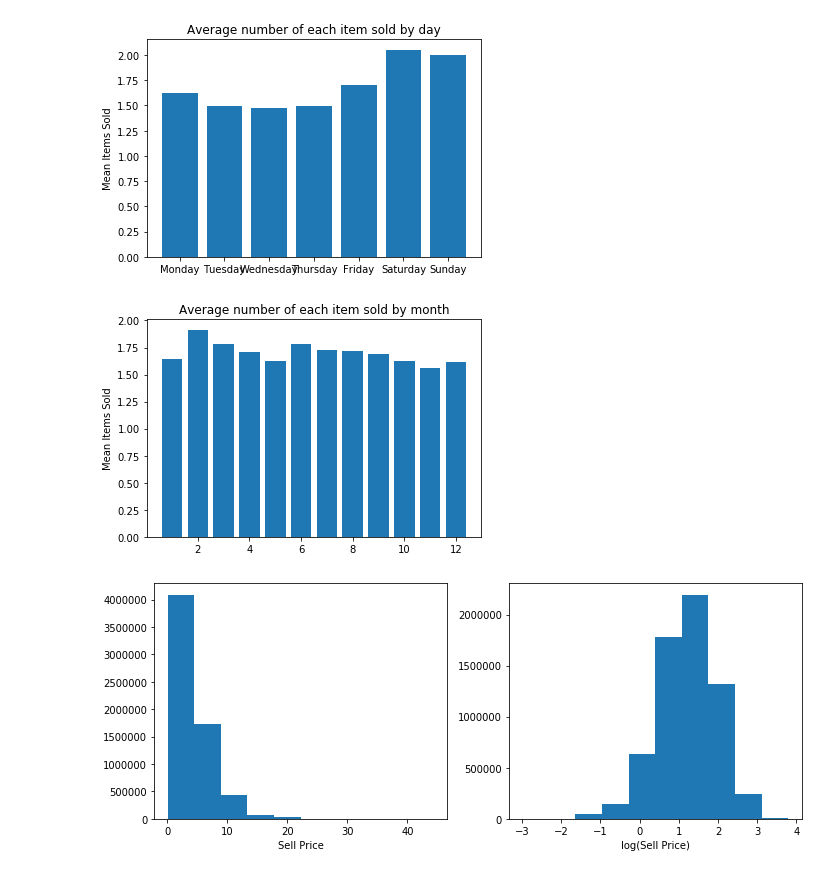
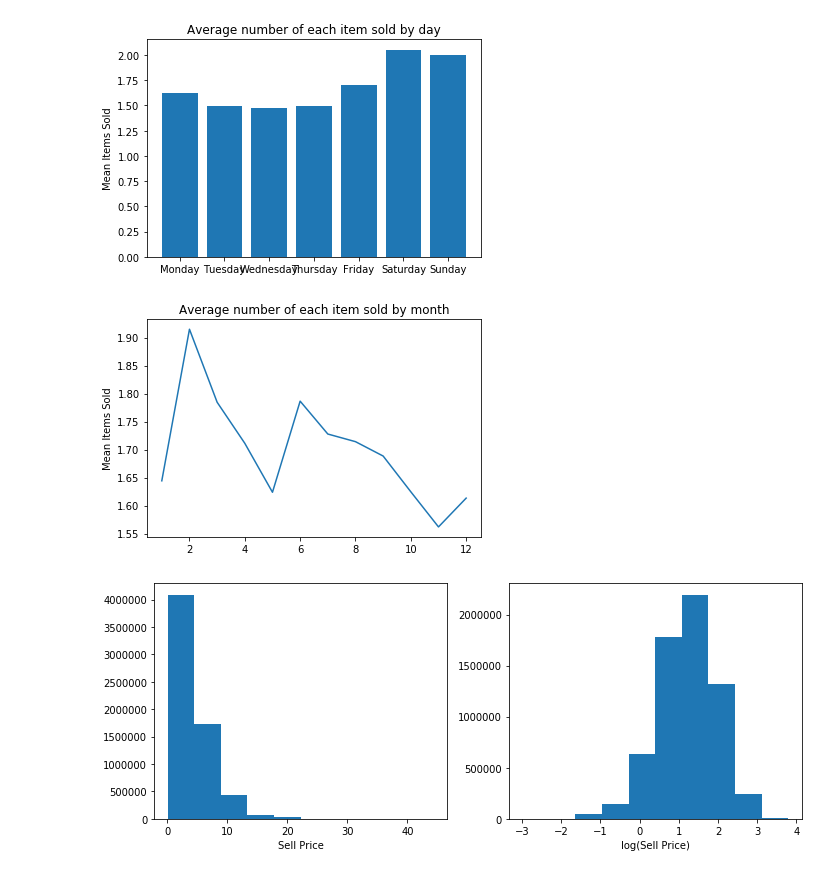
Before and after one commit to kanitjompuk40/GroupWork, a Jupyter notebook: AML/EDA.ipynb, the cells around one changed output. Drawn from its saved outputs; the diff is of its cells as text; code cells hidden in the pictures.

```diff
--- a/AML/EDA.ipynb
+++ b/AML/EDA.ipynb
@@ -233,12 +233,12 @@ plt.show()
 # %%
 #Mean number of sales per item by month
 months = df[['sold','month']].groupby(['month']).mean()
-plt.bar(months.index, months['sold'])
+plt.plot(months.index, months['sold'])
 plt.ylabel('Mean Items Sold')
 plt.title('Average number of each item sold by month')
 plt.show()
 # %% [output]
-[figure, old version]
+[figure, new version]
 # %%
 #Histogram of item sell prices
 fig, ax = plt.subplots(nrows=1, ncols=2, figsize=(10, 4))
```
Also changed, not shown: parts of 8 cells of this notebook.
